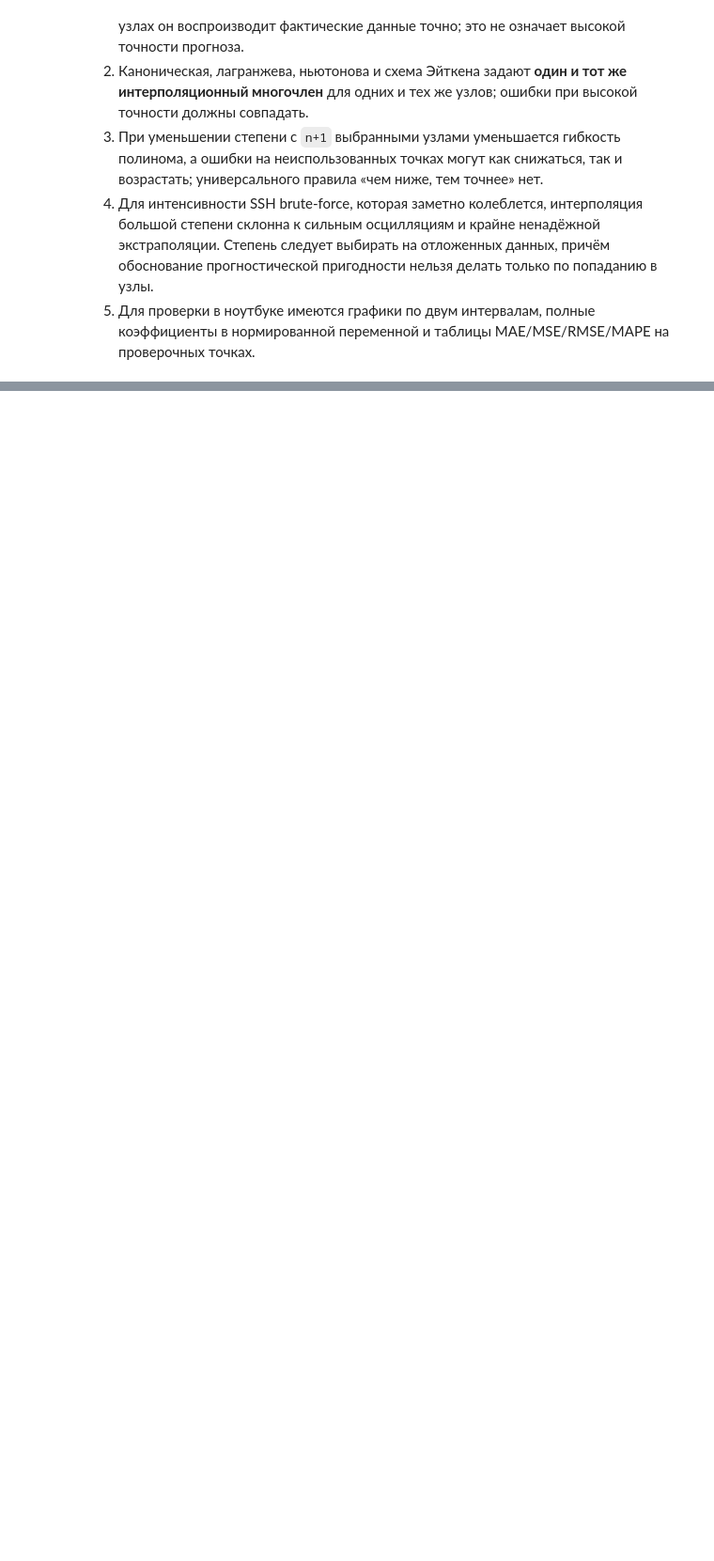
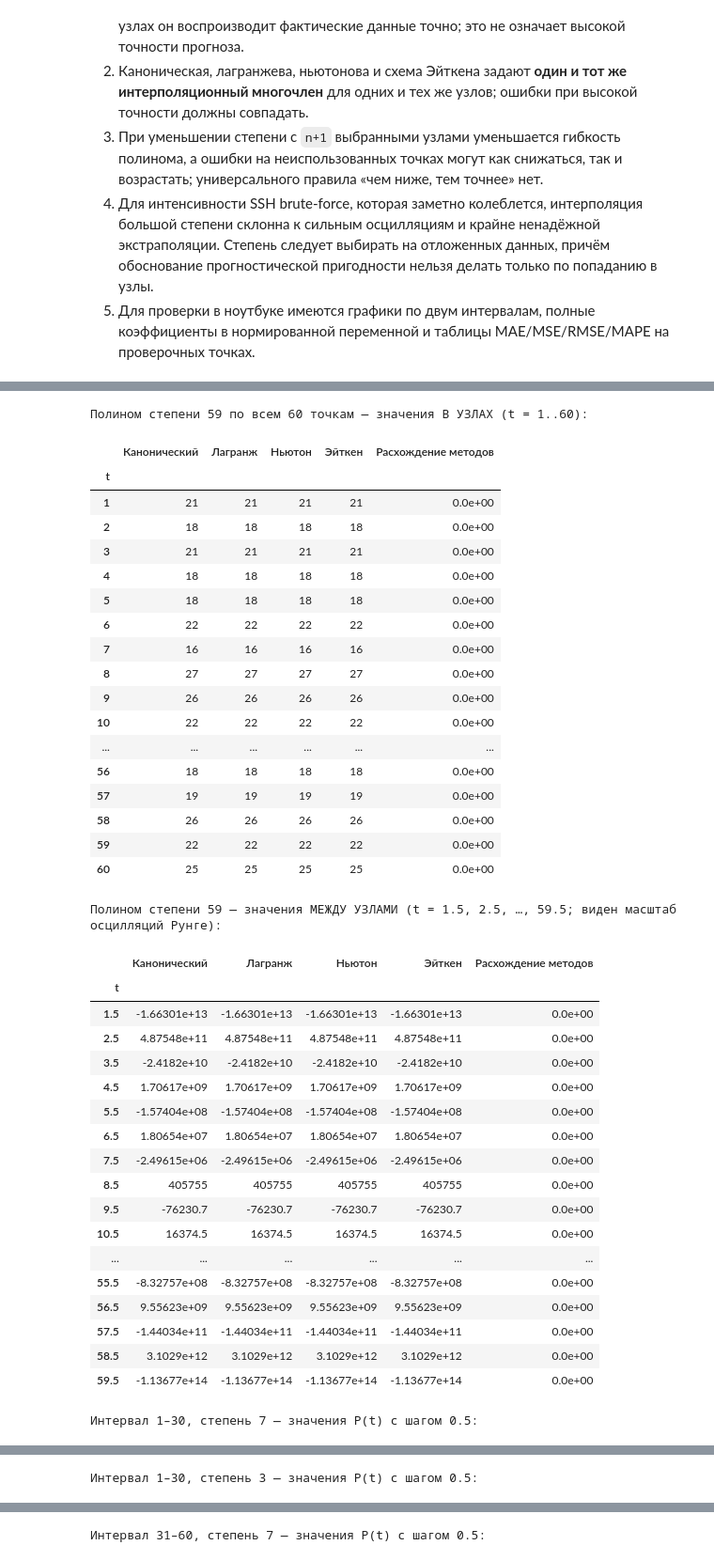
Before and after one commit to Llooleg/Ermakova10SEM, a Jupyter notebook: Практическая_4_SSH_интерполяция_4_метода_Colab.ipynb, the cells around one changed output, grey strips where cells are left out. Shown at 94% size. Saved outputs shown, nothing was run; the diff lists cells and outputs as text; code cells hidden in the pictures; blank space fills up the shorter version.

```diff
--- a/Практическая_4_SSH_интерполяция_4_метода_Colab.ipynb
+++ b/Практическая_4_SSH_интерполяция_4_метода_Colab.ipynb
@@ -491,0 +501,61 @@ u = (t - 42.5) / 11.5
+# %%
+# === Значения P(t) по четырём методам в одних и тех же точках ===
+def poly_values_table(poly, points):
+    tbl = pd.DataFrame({m: predict(poly, points, m) for m in METHODS},
+                       index=[f'{q:g}' for q in points]); tbl.index.name = 't'
+    arr = tbl[METHODS].to_numpy()
+    diff = arr.max(axis=1) - arr.min(axis=1)          # расхождение после приведения к float64
+    out = pd.DataFrame({m: tbl[m].map(lambda v: f'{v:.6g}') for m in METHODS})
+    out['Расхождение методов'] = [f'{d:.1e}' for d in diff]
+    return out
+
+print('Полином степени 59 по всем 60 точкам — значения В УЗЛАХ (t = 1..60):')
+display(poly_values_table(full, np.arange(1, 61, 1.0)))
+print('Полином степени 59 — значения МЕЖДУ УЗЛАМИ (t = 1.5, 2.5, …, 59.5; виден масштаб осцилляций Рунге):')
+display(poly_values_table(full, np.arange(1.5, 60.0, 1.0)))
+for label in ['1–30', '31–60']:
+    s, e = map(int, label.split('–'))
+    for deg in [7, 3]:
+        p, _ = polys_intervals[(label, deg)]
+        print(f'Интервал {label}, степень {deg} — значения P(t) с шагом 0.5:')
+        display(poly_values_table(p, np.arange(s, e + 0.5, 0.5)))
+# %% [output]
+Полином степени 59 по всем 60 точкам — значения В УЗЛАХ (t = 1..60):
+|  | Канонический | Лагранж | Ньютон | Эйткен | Расхождение методов |
+| t |  |  |  |  |  |
+| 1 | 21 | 21 | 21 | 21 | 0.0e+00 |
+| 2 | 18 | 18 | 18 | 18 | 0.0e+00 |
+| 3 | 21 | 21 | 21 | 21 | 0.0e+00 |
+| 4 | 18 | 18 | 18 | 18 | 0.0e+00 |
+| 5 | 18 | 18 | 18 | 18 | 0.0e+00 |
+| 6 | 22 | 22 | 22 | 22 | 0.0e+00 |
+| 7 | 16 | 16 | 16 | 16 | 0.0e+00 |
+| 8 | 27 | 27 | 27 | 27 | 0.0e+00 |
+| 9 | 26 | 26 | 26 | 26 | 0.0e+00 |
+| 10 | 22 | 22 | 22 | 22 | 0.0e+00 |
+| ... | ... | ... | ... | ... | ... |
+| 56 | 18 | 18 | 18 | 18 | 0.0e+00 |
+| 57 | 19 | 19 | 19 | 19 | 0.0e+00 |
+| 58 | 26 | 26 | 26 | 26 | 0.0e+00 |
+| 59 | 22 | 22 | 22 | 22 | 0.0e+00 |
+| 60 | 25 | 25 | 25 | 25 | 0.0e+00 |
+Полином степени 59 — значения МЕЖДУ УЗЛАМИ (t = 1.5, 2.5, …, 59.5; виден масштаб осцилляций Рунге):
+|  | Канонический | Лагранж | Ньютон | Эйткен | Расхождение методов |
+| t |  |  |  |  |  |
+| 1.5 | -1.66301e+13 | -1.66301e+13 | -1.66301e+13 | -1.66301e+13 | 0.0e+00 |
+| 2.5 | 4.87548e+11 | 4.87548e+11 | 4.87548e+11 | 4.87548e+11 | 0.0e+00 |
+| 3.5 | -2.4182e+10 | -2.4182e+10 | -2.4182e+10 | -2.4182e+10 | 0.0e+00 |
+| 4.5 | 1.70617e+09 | 1.70617e+09 | 1.70617e+09 | 1.70617e+09 | 0.0e+00 |
+| 5.5 | -1.57404e+08 | -1.57404e+08 | -1.57404e+08 | -1.57404e+08 | 0.0e+00 |
+| 6.5 | 1.80654e+07 | 1.80654e+07 | 1.80654e+07 | 1.80654e+07 | 0.0e+00 |
+| 7.5 | -2.49615e+06 | -2.49615e+06 | -2.49615e+06 | -2.49615e+06 | 0.0e+00 |
+| 8.5 | 405755 | 405755 | 405755 | 405755 | 0.0e+00 |
+| 9.5 | -76230.7 | -76230.7 | -76230.7 | -76230.7 | 0.0e+00 |
+| 10.5 | 16374.5 | 16374.5 | 16374.5 | 16374.5 | 0.0e+00 |
+| ... | ... | ... | ... | ... | ... |
+| 55.5 | -8.32757e+08 | -8.32757e+08 | -8.32757e+08 | -8.32757e+08 | 0.0e+00 |
+| 56.5 | 9.55623e+09 | 9.55623e+09 | 9.55623e+09 | 9.55623e+09 | 0.0e+00 |
+| 57.5 | -1.44034e+11 | -1.44034e+11 | -1.44034e+11 | -1.44034e+11 | 0.0e+00 |
+| 58.5 | 3.1029e+12 | 3.1029e+12 | 3.1029e+12 | 3.1029e+12 | 0.0e+00 |
+| 59.5 | -1.13677e+14 | -1.13677e+14 | -1.13677e+14 | -1.13677e+14 | 0.0e+00 |
+Интервал 1–30, степень 7 — значения P(t) с шагом 0.5:
@@ -491,0 +580 @@ u = (t - 42.5) / 11.5
+Интервал 1–30, степень 3 — значения P(t) с шагом 0.5:
@@ -491,0 +599 @@ u = (t - 42.5) / 11.5
+Интервал 31–60, степень 7 — значения P(t) с шагом 0.5:
```
Also changed, not shown: parts of 8 cells of this notebook.
